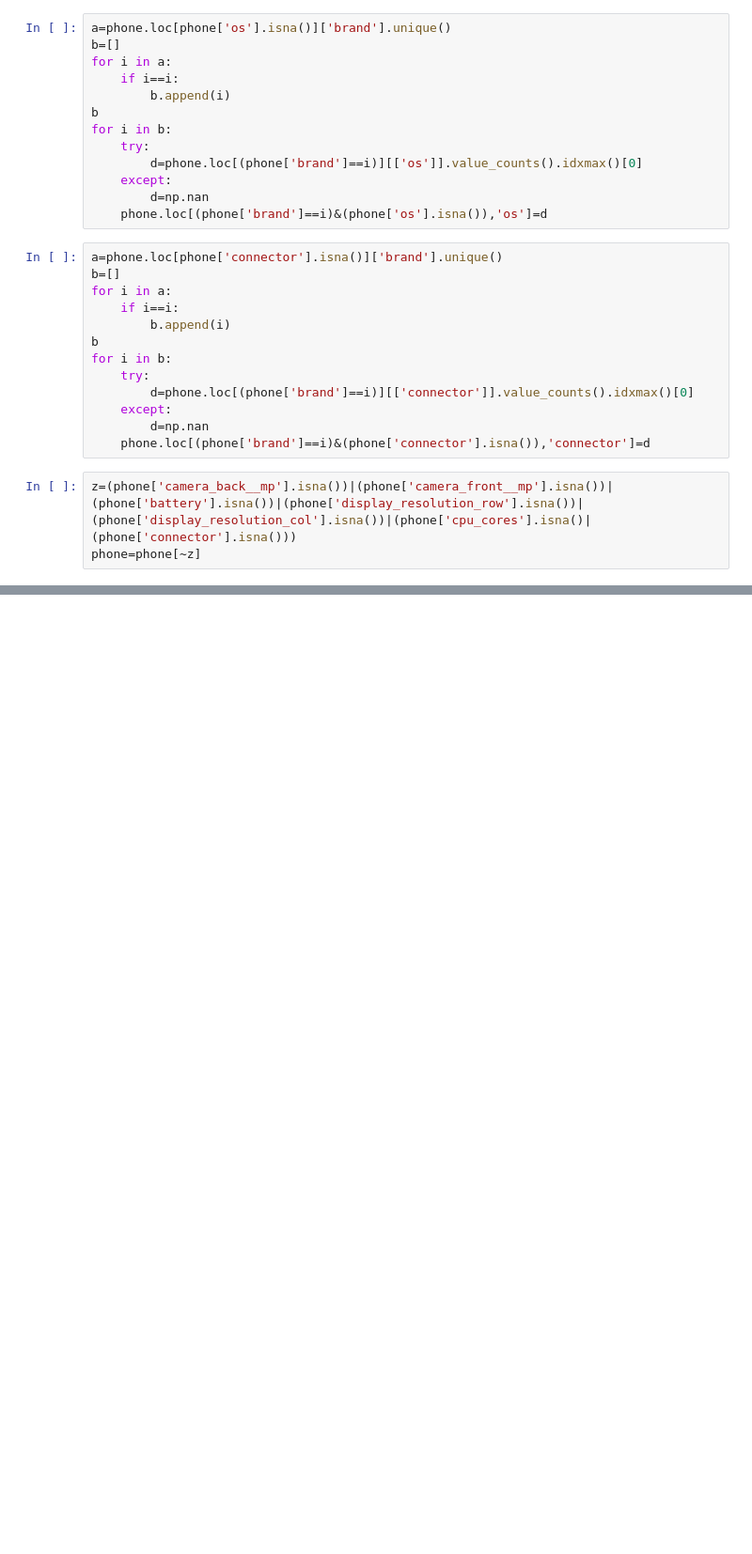
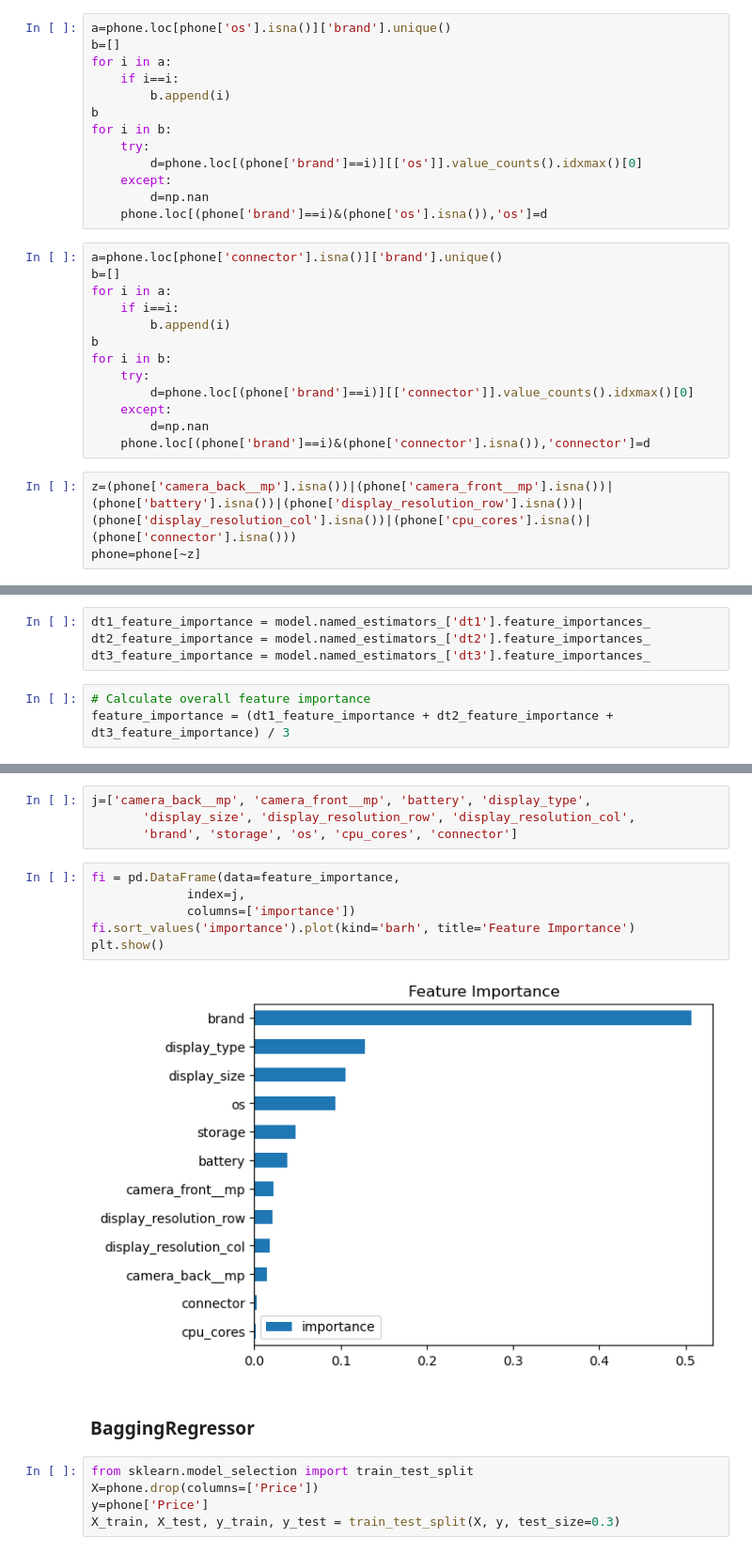
Before and after one commit to sachincmanjrekar/Mobile-Price-Prediction, a Jupyter notebook: Mobile Price Prediction.ipynb, the cells around one changed output, grey strips where cells are left out. Shown at 94% size. Saved outputs shown, nothing was run; the diff lists cells and outputs as text; blank space fills up the shorter version.

```diff
--- a/Mobile Price Prediction.ipynb
+++ b/Mobile Price Prediction.ipynb
@@ -801,0 +1176,7 @@ dtype: int64
+# %%
+dt1_feature_importance = model.named_estimators_['dt1'].feature_importances_
+dt2_feature_importance = model.named_estimators_['dt2'].feature_importances_
+dt3_feature_importance = model.named_estimators_['dt3'].feature_importances_
+# %%
+# Calculate overall feature importance
+feature_importance = (dt1_feature_importance + dt2_feature_importance + dt3_feature_importance) / 3
@@ -801,0 +1189,19 @@ dtype: int64
+# %%
+j=['camera_back__mp', 'camera_front__mp', 'battery', 'display_type',
+       'display_size', 'display_resolution_row', 'display_resolution_col',
+       'brand', 'storage', 'os', 'cpu_cores', 'connector']
+# %%
+fi = pd.DataFrame(data=feature_importance,
+             index=j,
+             columns=['importance'])
+fi.sort_values('importance').plot(kind='barh', title='Feature Importance')
+plt.show()
+# %% [output]
+[figure, added]
+# %% [markdown]
+### BaggingRegressor
+# %%
+from sklearn.model_selection import train_test_split
+X=phone.drop(columns=['Price'])
+y=phone['Price']
+X_train, X_test, y_train, y_test = train_test_split(X, y, test_size=0.3)
```
Also changed, not shown: parts of 66 cells of this notebook.
